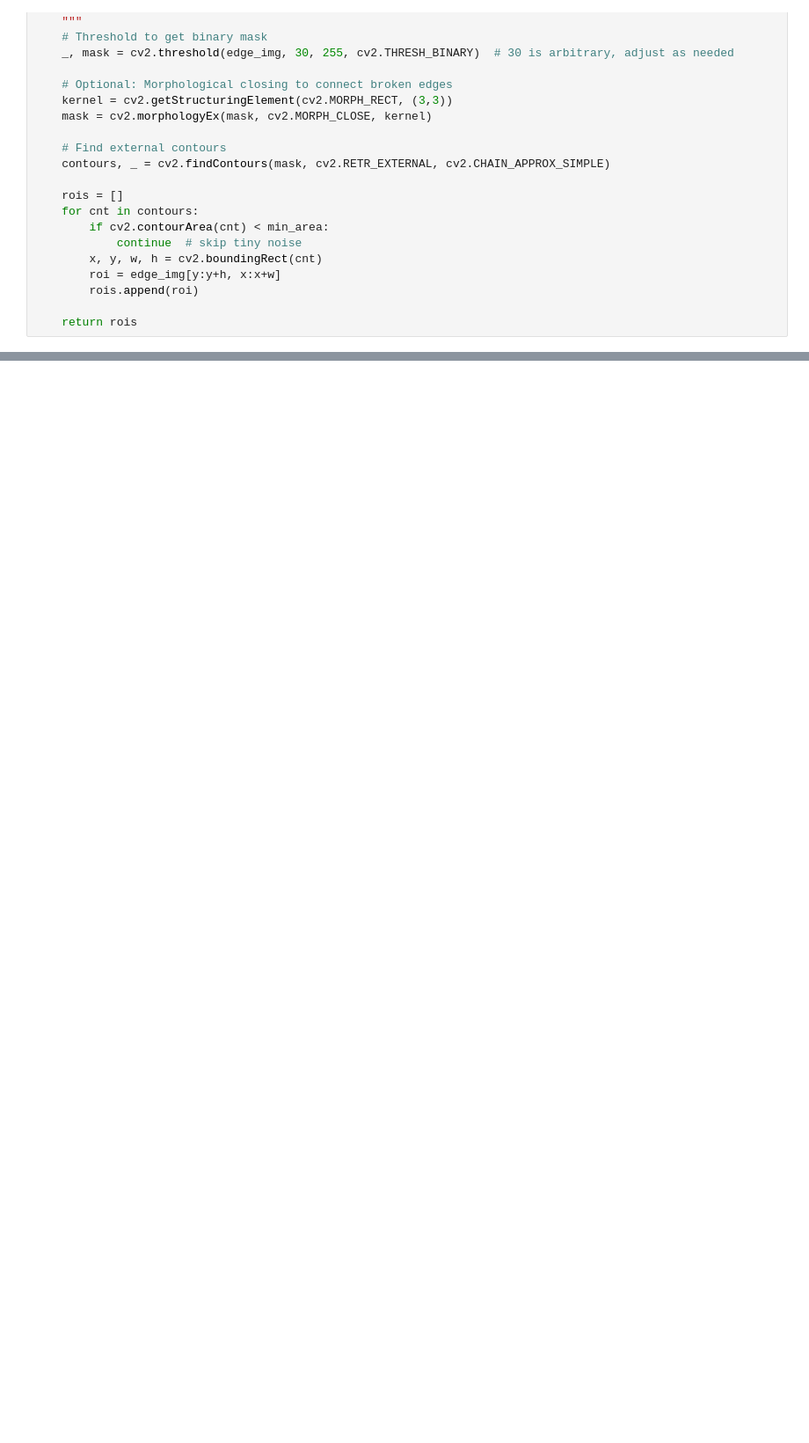
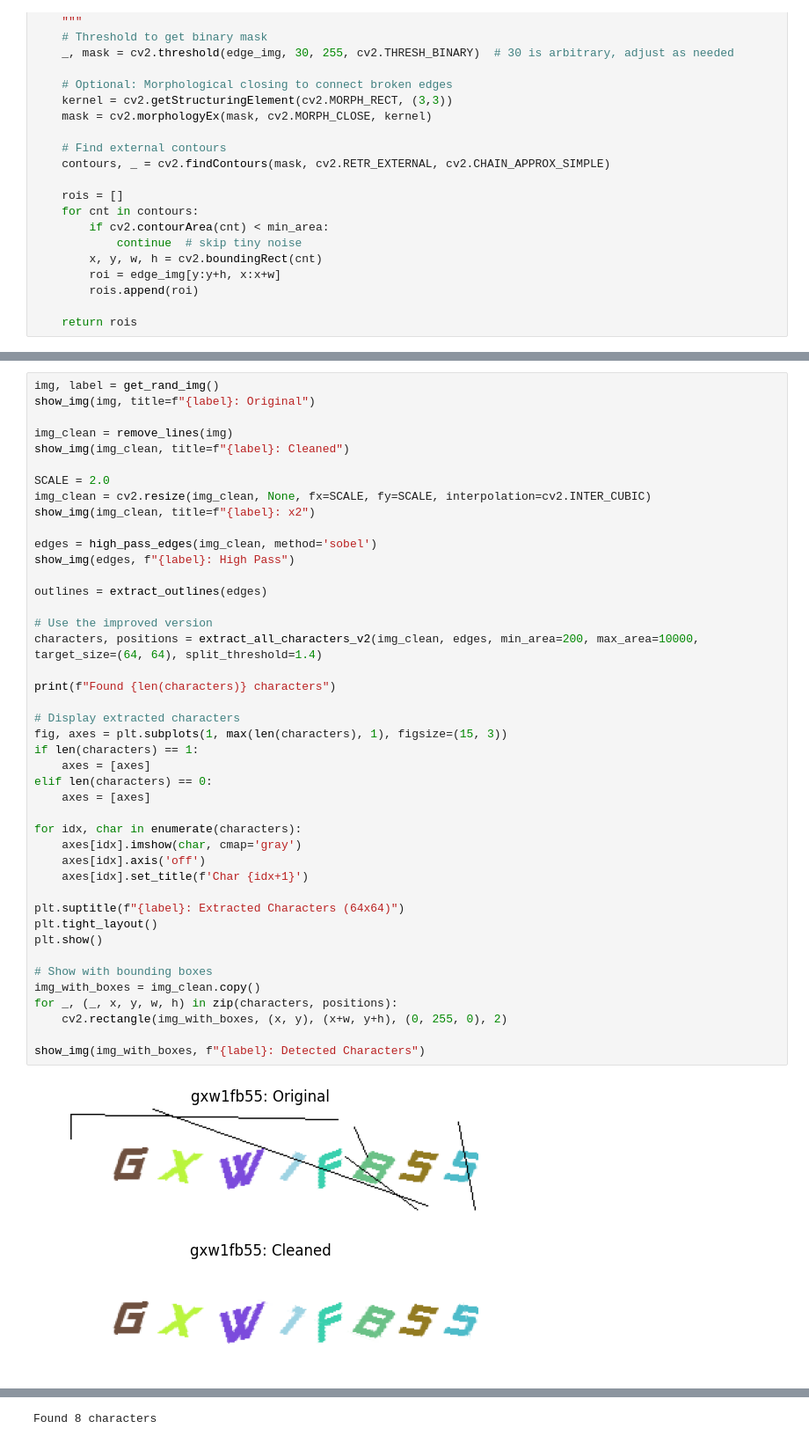
Before and after one commit to angsongyee/CS4243-miniproject, a Jupyter notebook: src/seg.ipynb, the cells around one changed output, grey strips where cells are left out. Shown: that part at 88% size. Cells and saved outputs as stored; diff of their text form; blank space fills up the shorter version.

```diff
--- a/src/seg.ipynb
+++ b/src/seg.ipynb
@@ -257,0 +475,46 @@ for i, roi in enumerate(outlines):
+# %%
+img, label = get_rand_img()
+show_img(img, title=f"{label}: Original")
+
+img_clean = remove_lines(img)
+show_img(img_clean, title=f"{label}: Cleaned")
+
+SCALE = 2.0
+img_clean = cv2.resize(img_clean, None, fx=SCALE, fy=SCALE, interpolation=cv2.INTER_CUBIC)
+show_img(img_clean, title=f"{label}: x2")
+
+edges = high_pass_edges(img_clean, method='sobel')
+show_img(edges, f"{label}: High Pass")
+
+outlines = extract_outlines(edges)
+
+# Use the improved version
+characters, positions = extract_all_characters_v2(img_clean, edges, min_area=200, max_area=10000, target_size=(64, 64), split_threshold=1.4)
+
+print(f"Found {len(characters)} characters")
+
+# Display extracted characters
+fig, axes = plt.subplots(1, max(len(characters), 1), figsize=(15, 3))
+if len(characters) == 1:
+    axes = [axes]
+elif len(characters) == 0:
+    axes = [axes]
+
+for idx, char in enumerate(characters):
+    axes[idx].imshow(char, cmap='gray')
+    axes[idx].axis('off')
+    axes[idx].set_title(f'Char {idx+1}')
+
+plt.suptitle(f"{label}: Extracted Characters (64x64)")
+plt.tight_layout()
+plt.show()
+
+# Show with bounding boxes
+img_with_boxes = img_clean.copy()
+for _, (_, x, y, w, h) in zip(characters, positions):
+    cv2.rectangle(img_with_boxes, (x, y), (x+w, y+h), (0, 255, 0), 2)
+
+show_img(img_with_boxes, f"{label}: Detected Characters")
+# %% [output]
+[figure, added]
+[figure, added]
@@ -257,0 +523 @@ for i, roi in enumerate(outlines):
+Found 8 characters
```
Also changed, not shown: parts of 11 cells of this notebook.
